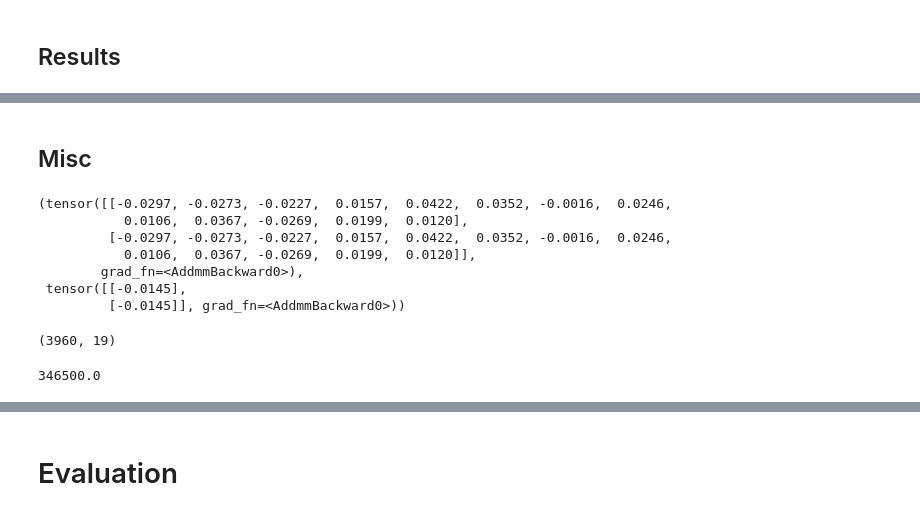
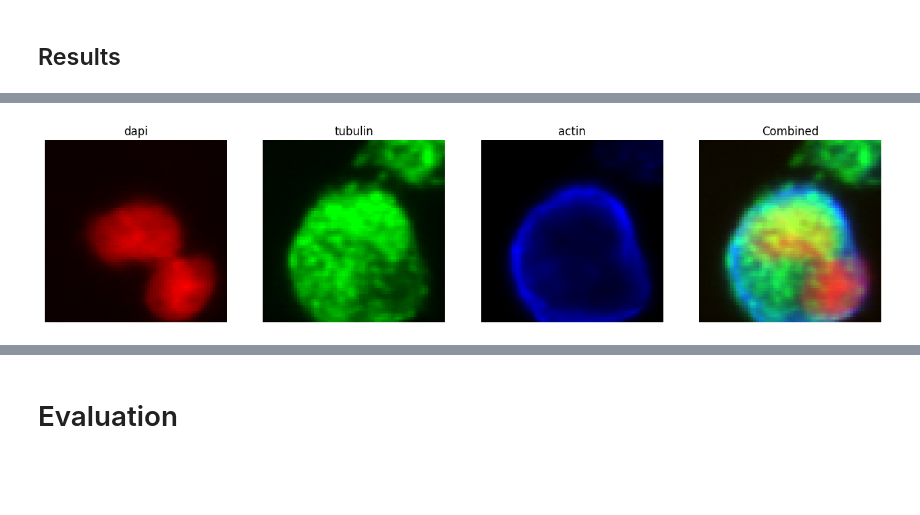
Before and after one commit to RasmusML/DiffCell, a Jupyter notebook: playground.ipynb, the cells around one changed output, grey strips where cells are left out. Drawn from its saved outputs; the diff is of its cells as text; code cells hidden in the pictures; blank space fills up the shorter version.

```diff
--- a/playground.ipynb
+++ b/playground.ipynb
@@ -119,4 +154,4 @@ plot_epoch_sample_series(epoch_images, epochs)
 # %%
-plot_image(epoch_images[-1][0])
+plot_channels(epoch_images[-1][0])
+# %% [output]
+[figure, added]
-# %% [markdown]
-## Misc
@@ -125,22 +157,0 @@ model = Treatment_classifier()
-# %%
-img = torch.rand(3, 64, 64)
-model(torch.cat([img[None], img[None]], dim=0))
-# %% [output]
-(tensor([[-0.0297, -0.0273, -0.0227,  0.0157,  0.0422,  0.0352, -0.0016,  0.0246,
-           0.0106,  0.0367, -0.0269,  0.0199,  0.0120],
-         [-0.0297, -0.0273, -0.0227,  0.0157,  0.0422,  0.0352, -0.0016,  0.0246,
-           0.0106,  0.0367, -0.0269,  0.0199,  0.0120]],
-        grad_fn=<AddmmBackward0>),
- tensor([[-0.0145],
-         [-0.0145]], grad_fn=<AddmmBackward0>))
-# %%
-blacklist = []
-validation_metadata = stratify_metadata(metadata, 20, blacklist=blacklist)
-train_metadata = stratify_metadata(metadata, 80, blacklist=blacklist).drop(validation_metadata.index, errors="ignore")
-train_metadata.shape
-# %% [output]
-(3960, 19)
-# %%
-18480/32*600
-# %% [output]
-346500.0
```
Also changed, not shown: parts of 52 cells of this notebook, 6 other files.
